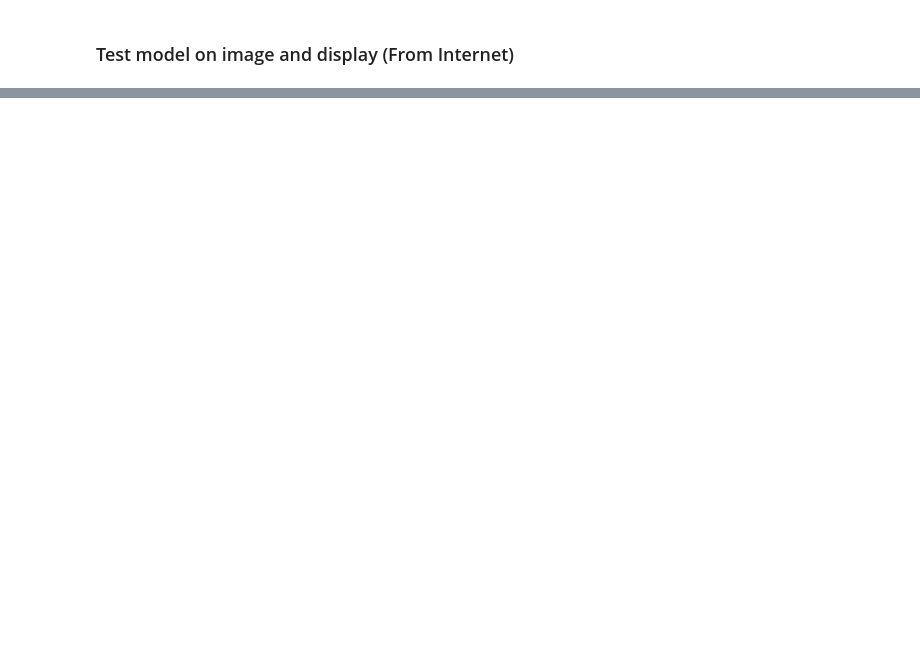
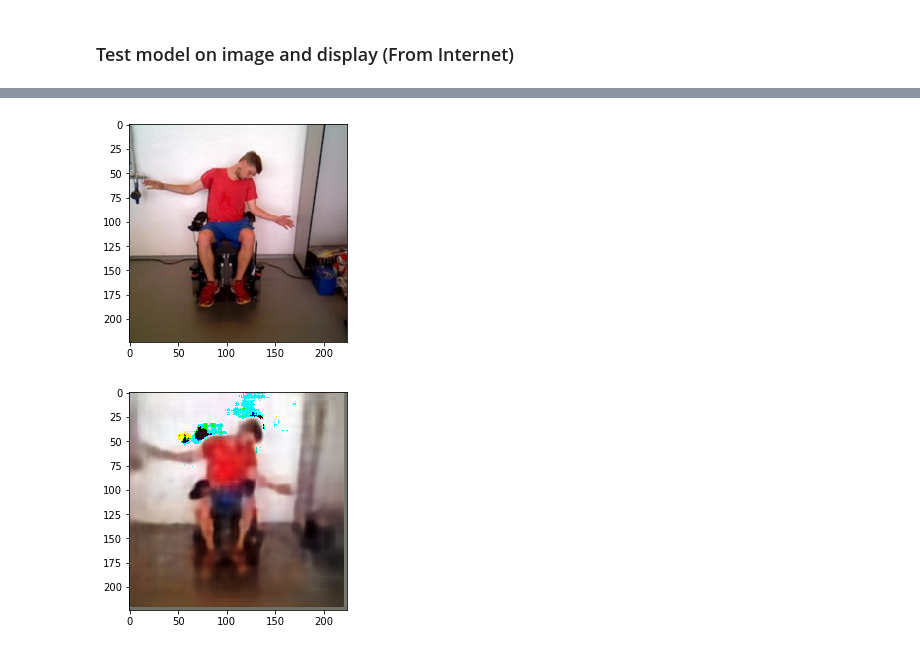
Before and after one commit to leonardoaraujosantos/LearnSegmentation, a Jupyter notebook: src/notebooks/Tensorflow_AutoEncoder.ipynb, the cells around one changed output, grey strips where cells are left out. Drawn from its saved outputs; the diff is of its cells as text; code cells hidden in the pictures; blank space fills up the shorter version.

```diff
--- a/src/notebooks/Tensorflow_AutoEncoder.ipynb
+++ b/src/notebooks/Tensorflow_AutoEncoder.ipynb
@@ -92,0 +94,19 @@ plt.show()
+# %%
+# Resize image to the format expected by the model
+#img_input = misc.imread('/home/laraujo/work/LearnSegmentation/tests/pedestrian_3.jpg')
+img_input = misc.imread('/media/laraujo/BigLinuxPart/Open Datasets/Sitting People/Sitting/img/image120.jpg')
+#img_input = misc.imread('/home/laraujo/work/LearnSegmentation/tests/house.jpg')
+img_input = misc.imresize(img_input, [224, 224]) / 255.0
+plt.imshow(img_input)
+plt.show()
+
+# Run Model with given image
+pred = model_out.eval(feed_dict={model_in: [img_input]})[0]
+
+# Display Results
+#plt.imshow(pred, cmap=cm.Paired ,vmin=np.min(pred), vmax=np.max(pred))
+plt.imshow(pred)
+plt.show()
+# %% [output]
+[figure, added]
+[figure, added]
```
Also changed, not shown: parts of 4 cells of this notebook, 1 other file.
